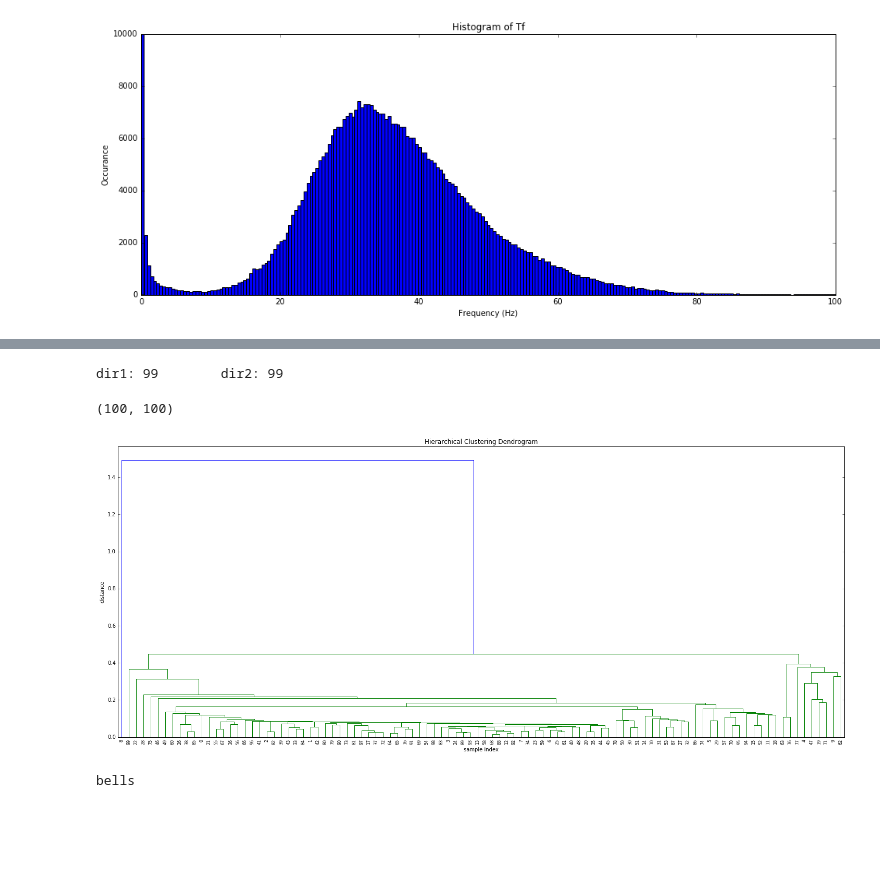
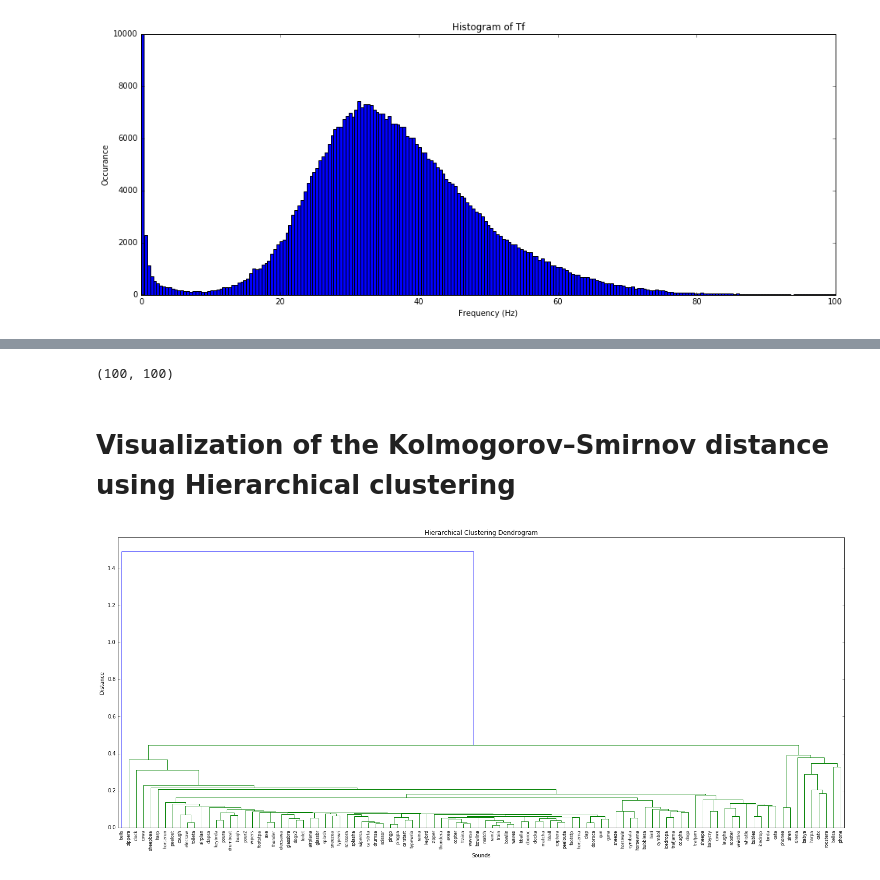
Before and after one commit to SvenvanLaar/Dennis_Sven, a Jupyter notebook: Sven_Dennis_P4_Clustering.ipynb..ipynb, the cells around one changed output, grey strips where cells are left out. Drawn from its saved outputs; the diff is of its cells as text; code cells hidden in the pictures; blank space fills up the shorter version.

Commit message:
Added labels and some commenting

```diff
--- a/Sven_Dennis_P4_Clustering.ipynb..ipynb
+++ b/Sven_Dennis_P4_Clustering.ipynb..ipynb
@@ -81,18 +85,28 @@ According to Elburg, we should open each files "Tf, Ts, E" and compare those fil
 # %%
-from scipy import stats
-from IPython.display import clear_output
+################################ - Saving the data - ################################
+# from scipy import stats
+# from IPython.display import clear_output
 
-dirList = getDirList(False)
-maxSize = len(dirList)
-outputArray = np.zeros((maxSize, maxSize))
-# outputArray.shape
+# dirList = getDirList(False)
+# maxSize = len(dirList)
+# outputArray = np.zeros((maxSize, maxSize))
+# # outputArray.shape
 
-for i, dir1 in enumerate(dirList):
-    # the [i::] of the upper triangle could work, but then the index "j" doenst represent the correct value, therefore i+j
-    for  j, dir2 in enumerate(dirList[i::]):
-        outputArray[i][j+i] = compareData(dir1,dir2,'Tf')
-        outputArray[j+i][i] = outputArray[i][j+i]
-        clear_output()
-        print 'dir1: ' + str(i) + '\tdir2: '+ str(j+i)
+# for i, dir1 in enumerate(dirList):
+#     # the [i::] of the upper triangle could work, but then the index "j" doenst represent the correct value, therefore i+j
+#     for  j, dir2 in enumerate(dirList[i::]):
+#         outputArray[i][j+i] = compareData(dir1,dir2,'Tf')
+#         outputArray[j+i][i] = outputArray[i][j+i]
+#         clear_output()
+#         print 'dir1: ' + str(i) + '\tdir2: '+ str(j+i)
+
+# #Saving the data
+# np.savez_compressed('dataArray.npz', outputArray)
+
+################################ - Loading the data - ################################
+npzfilename=os.path.join('/home/dennis/Dennis/' + 'dataArray.npz')
+outputArray = np.load(npzfilename)
+outputArray=outputArray['arr_0']
+outputArray.shape
 # %% [output]
-dir1: 99        dir2: 99
+(100, 100)
@@ -105,25 +113,19 @@ np.savez_compressed('dataArray.npz', outputArray)
-# %%
-npzfilename=os.path.join('/home/dennis/Dennis/' + 'dataArray.npz')
-dataRaw = np.load(npzfilename)
-dataRaw=dataRaw['arr_0']
-dataRaw.shape
-# %% [output]
-(100, 100)
+# %% [markdown]
+# Visualization of the Kolmogorov–Smirnov distance using Hierarchical clustering
 # %%
+from scipy.cluster.hierarchy import dendrogram, linkage
+
 plt.figure(figsize=(25, 10))
 plt.title('Hierarchical Clustering Dendrogram')
-plt.xlabel('sample index')
-plt.ylabel('distance')
+plt.xlabel('Sounds')
+plt.ylabel('Distance')
+
 dendrogram(
-    linkage(dataRaw),
+    linkage(outputArray),
     leaf_rotation=90.,  # rotates the x axis labels
     leaf_font_size=8.,  # font size for the x axis labels
+    labels = getDirList(False)
 )
 plt.show()
 # %% [output]
-[figure, old version]
+[figure, new version]
-# %%
-dirList = getDirList(False)
-print dirList[8]
-# %% [output]
-bells
```
Also changed, not shown: parts of 10 cells of this notebook.
